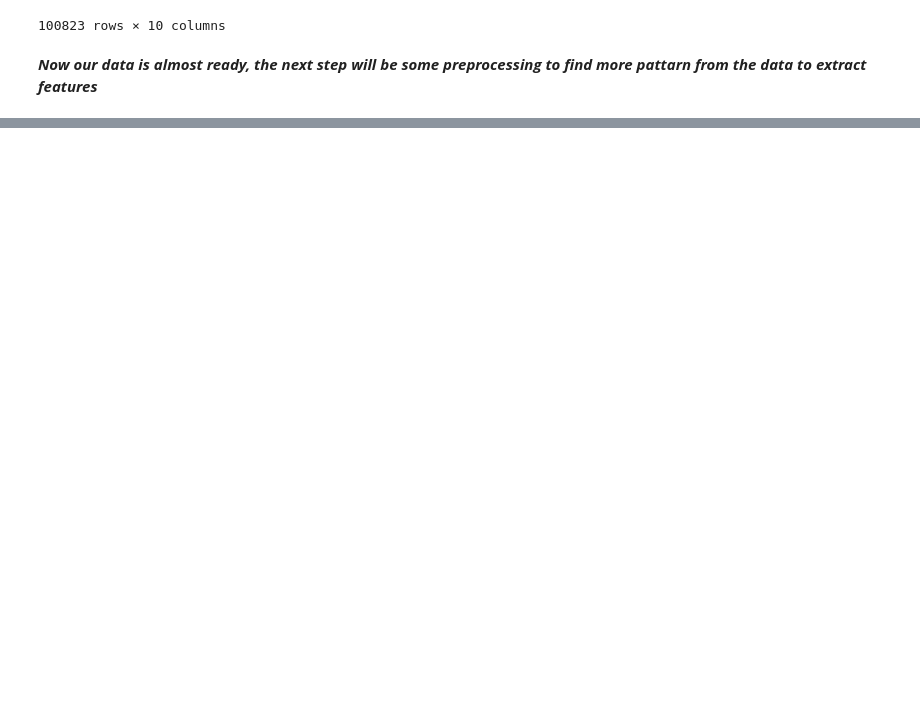
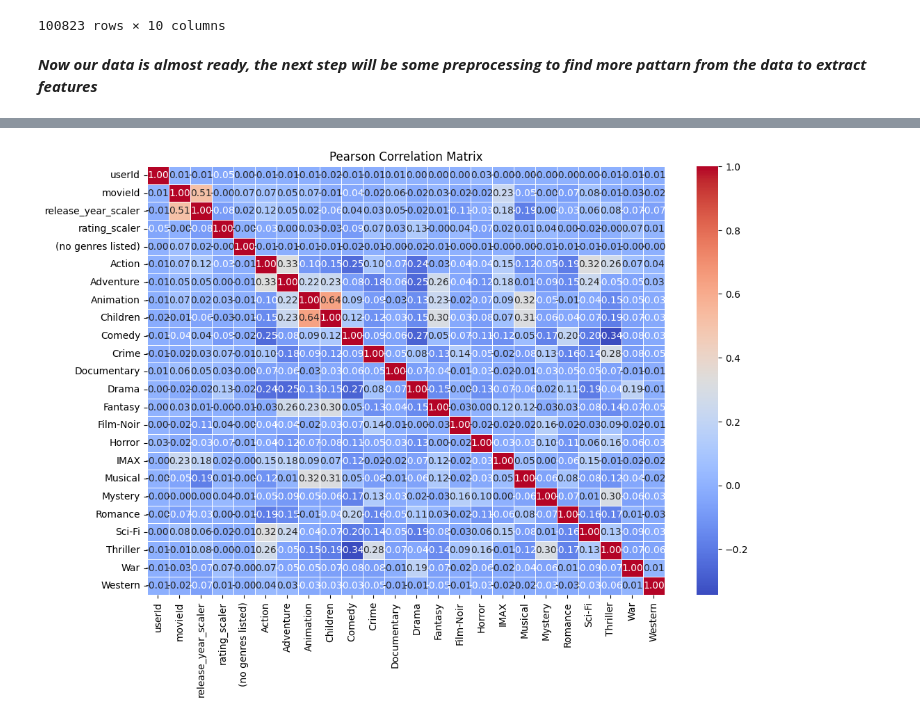
Before and after one commit to RifatAnwarRobin/Movie-Recommendation-System, a Jupyter notebook: core/pre_processing/data_preprocess.ipynb, the cells around one changed output, grey strips where cells are left out. Drawn from its saved outputs; the diff is of its cells as text; code cells hidden in the pictures; blank space fills up the shorter version.

```diff
--- a/core/pre_processing/data_preprocess.ipynb
+++ b/core/pre_processing/data_preprocess.ipynb
@@ -126,0 +184,6 @@ memory usage: 8.5+ MB
+# %%
+#now, we have title that is string, we can convert that to categorical data type to save some memory.
+#It will also have an internal mapping of it's own and we can use that instead of movieId.
+merged_df['title']=merged_df['title'].astype('category')
+merged_df['title'].cat.categories#to see the unique title values.
+merged_df['title'].cat.categories.size#to see how many unique title we have.
@@ -126,0 +192,12 @@ memory usage: 8.5+ MB
+# %%
+#The relase_year columns data can affect the models overall performance, as the value is not that much distributed.
+#so, it needs to be standardized so that the value is well distributed through the dataset and will not dominate the learning of the model.
+#we can use min-max scaling here.it will scale the data between 0 to 1 and will help to prevent the overflow/underflow issue during matrix operations.
+from sklearn.preprocessing import MinMaxScaler
+
+scaler_class=MinMaxScaler()
+merged_df.dropna(subset=['release_year'], inplace=True)#as there are some null value, we need to drop them first before scaling.
+merged_df['release_year_scaler']=scaler_class.fit_transform(merged_df[['release_year']])
+#let's scale the rating column as well, to make the rating data between 0 to 1 as it normalizes the data set.
+merged_df['rating_scaler']=scaler_class.fit_transform(merged_df[['rating']])
+merged_df.head()
@@ -126,0 +211,5 @@ memory usage: 8.5+ MB
+# %%
+#genres column contains multiple value and we can make them multiple columns using one hot encoding.
+genre_dummies=merged_df["genres"].str.get_dummies(sep=",")
+merged_df=pd.concat([merged_df,genre_dummies],axis=1)
+merged_df.head()
@@ -126,0 +239,5 @@ memory usage: 8.5+ MB
+# %%
+merged_df_cleaned=merged_df.drop(columns=['genres','release_year','rating'])
+numeric_columns = merged_df_cleaned.select_dtypes(include=['int64', 'float64']).columns
+numeric_df = merged_df_cleaned[numeric_columns]
+numeric_df.head()
@@ -126,0 +252,14 @@ memory usage: 8.5+ MB
+# %%
+#pearson correlation matrix
+pearson_corr = numeric_df.corr(method='pearson')
+
+#heatmap of the Pearson correlation matrix
+import seaborn as sns
+import matplotlib.pyplot as plt
+
+plt.figure(figsize=(12, 8))
+sns.heatmap(pearson_corr, annot=True, cmap='coolwarm', fmt=".2f", linewidths=0.5)
+plt.title("Pearson Correlation Matrix")
+plt.show()
+# %% [output]
+[figure, added]
```
Also changed, not shown: parts of 25 cells of this notebook, 10 other files.
